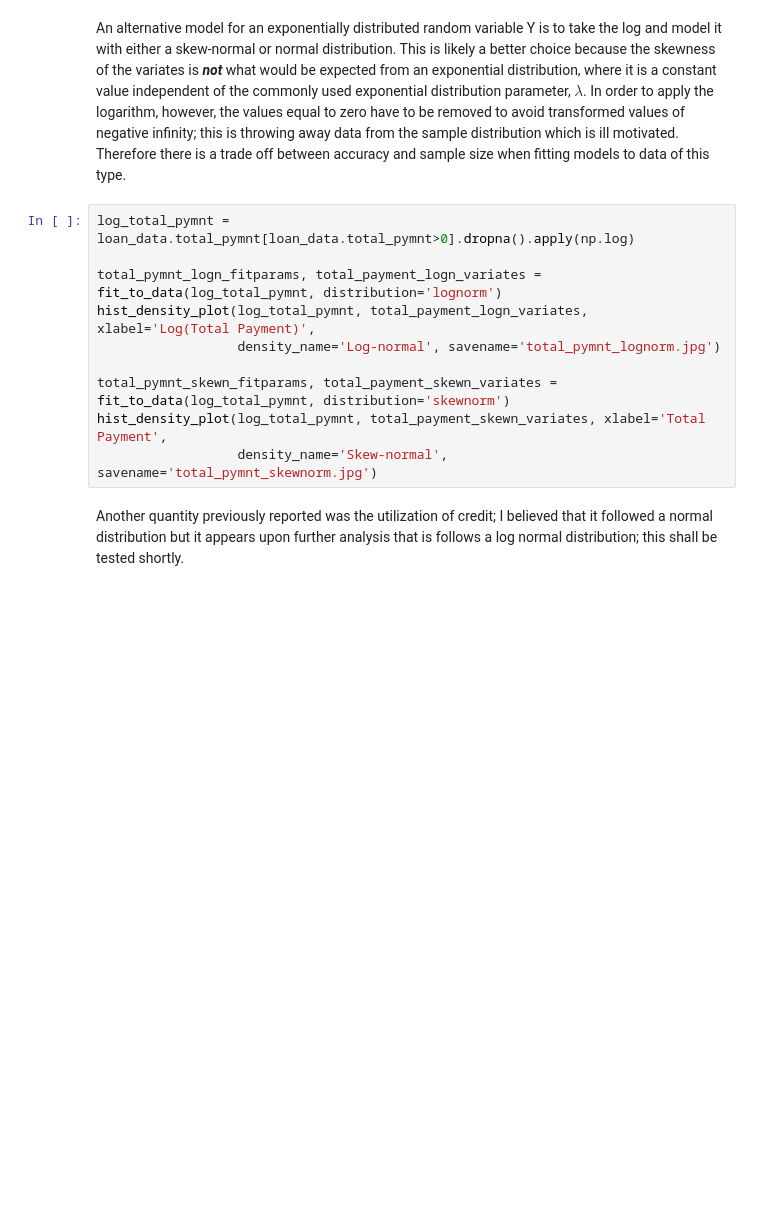
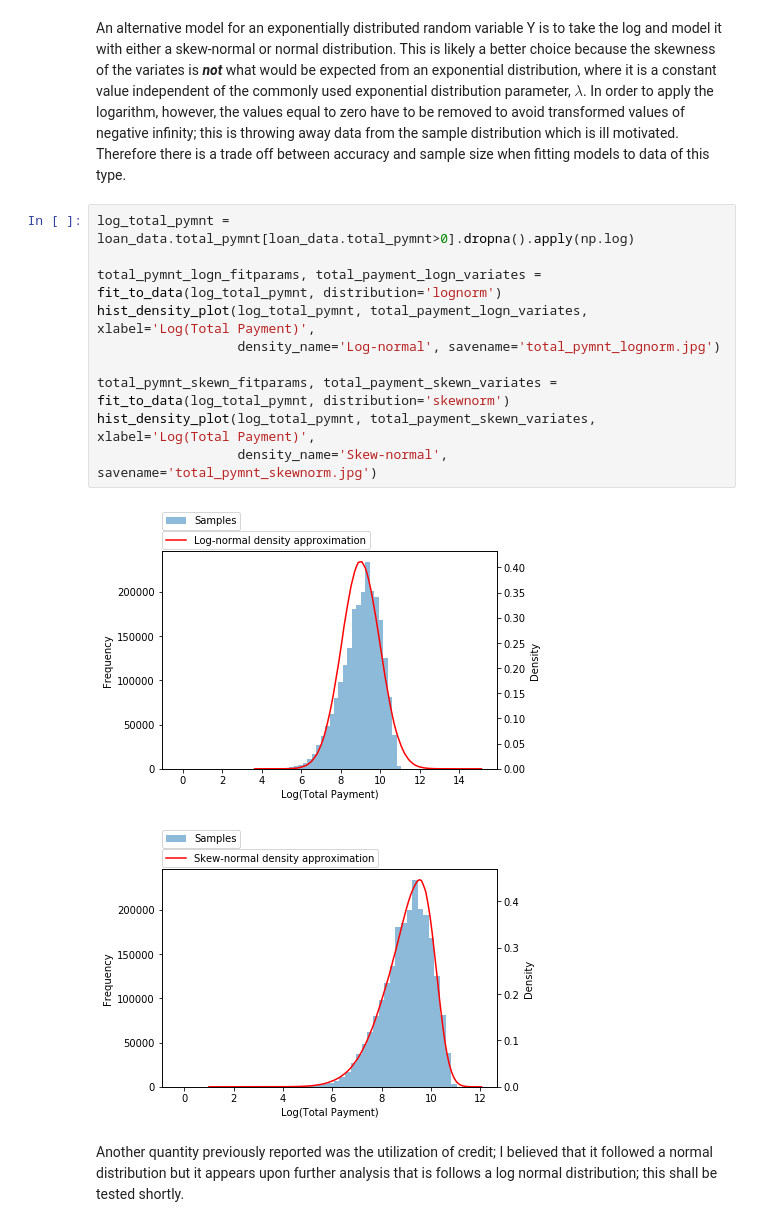
Before and after one commit to mgudorf/datsci, a Jupyter notebook: capstone1/notebooks/Lending_club_statistical_analysis.ipynb, the cells around one changed output. Drawn from its saved outputs; the diff is of its cells as text; blank space fills up the shorter version.

```diff
--- a/capstone1/notebooks/Lending_club_statistical_analysis.ipynb
+++ b/capstone1/notebooks/Lending_club_statistical_analysis.ipynb
@@ -143,13 +151,16 @@ it with either a skew-normal or normal distribution. This is likely a better cho
 # %%
 log_total_pymnt = loan_data.total_pymnt[loan_data.total_pymnt>0].dropna().apply(np.log)
 
 total_pymnt_logn_fitparams, total_payment_logn_variates = fit_to_data(log_total_pymnt, distribution='lognorm')
 hist_density_plot(log_total_pymnt, total_payment_logn_variates, xlabel='Log(Total Payment)',
                   density_name='Log-normal', savename='total_pymnt_lognorm.jpg')
 
 total_pymnt_skewn_fitparams, total_payment_skewn_variates = fit_to_data(log_total_pymnt, distribution='skewnorm')
-hist_density_plot(log_total_pymnt, total_payment_skewn_variates, xlabel='Total Payment',
+hist_density_plot(log_total_pymnt, total_payment_skewn_variates, xlabel='Log(Total Payment)',
                   density_name='Skew-normal', savename='total_pymnt_skewnorm.jpg')
+# %% [output]
+[figure, added]
+[figure, added]
 # %% [markdown]
 Another quantity previously reported was the utilization of credit; I believed that it followed a normal distribution
 but it appears upon further analysis that is follows a log normal distribution; this shall be tested shortly.
```
Also changed, not shown: parts of 24 cells of this notebook, 7 other files.
